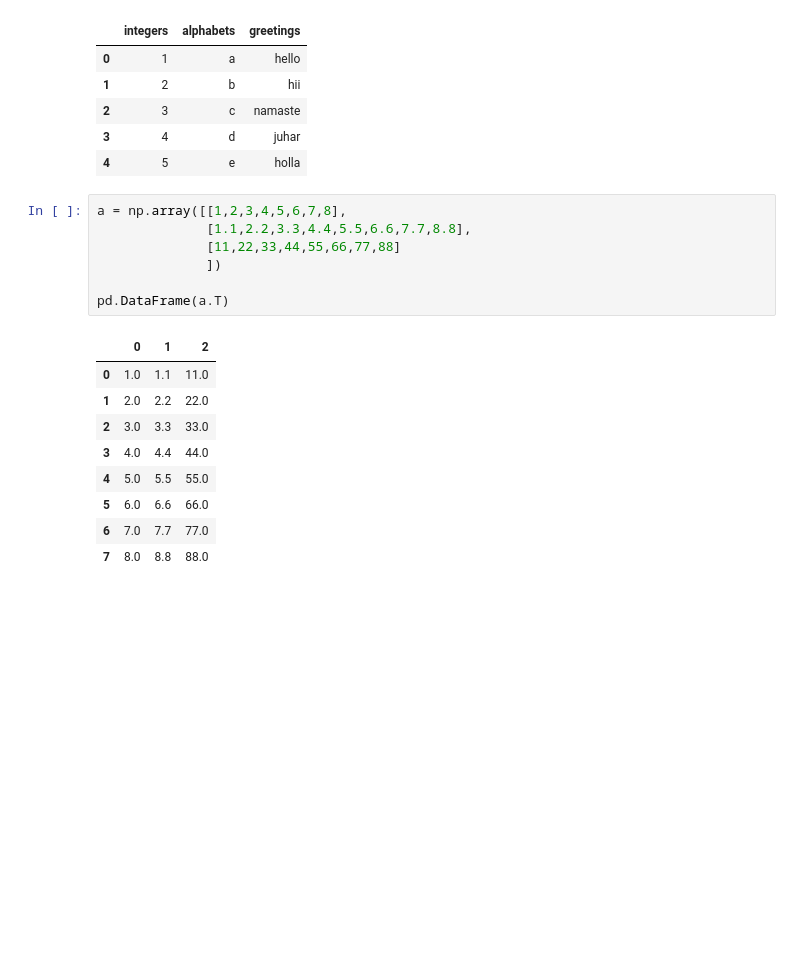
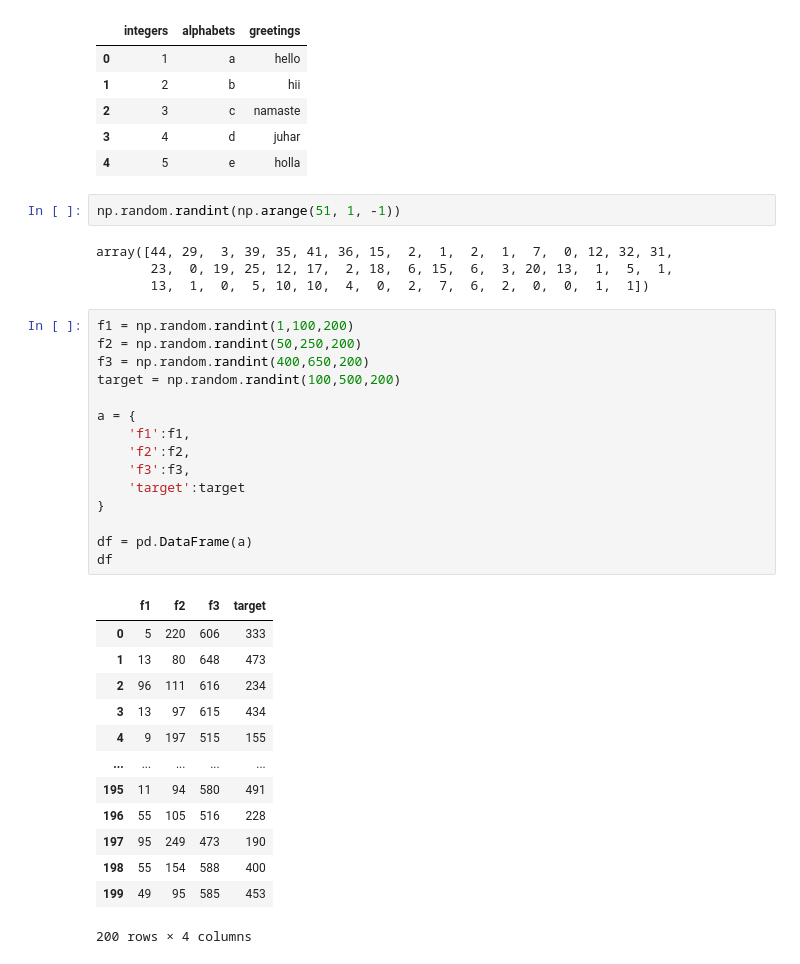
Before and after one commit to pradhans369/Python_and_Data_Science, a Jupyter notebook: 0 ML practice/18_8.ipynb, the cells around one changed output. Saved outputs shown, nothing was run; the diff lists cells and outputs as text; blank space fills up the shorter version.

```diff
--- a/0 ML practice/18_8.ipynb
+++ b/0 ML practice/18_8.ipynb
@@ -137,20 +142,38 @@ df
 | 2 | 3 | c | namaste |
 | 3 | 4 | d | juhar |
 | 4 | 5 | e | holla |
+# %%
+np.random.randint(np.arange(51, 1, -1))
+# %% [output]
+array([44, 29,  3, 39, 35, 41, 36, 15,  2,  1,  2,  1,  7,  0, 12, 32, 31,
+       23,  0, 19, 25, 12, 17,  2, 18,  6, 15,  6,  3, 20, 13,  1,  5,  1,
+       13,  1,  0,  5, 10, 10,  4,  0,  2,  7,  6,  2,  0,  0,  1,  1])
 # %%
-a = np.array([[1,2,3,4,5,6,7,8],
-              [1.1,2.2,3.3,4.4,5.5,6.6,7.7,8.8],
-              [11,22,33,44,55,66,77,88]
-              ])
+f1 = np.random.randint(1,100,200)
+f2 = np.random.randint(50,250,200)
+f3 = np.random.randint(400,650,200)
+target = np.random.randint(100,500,200)
 
-pd.DataFrame(a.T)
+a = {
+    'f1':f1,
+    'f2':f2,
+    'f3':f3,
+    'target':target
+}
+
+df = pd.DataFrame(a)
+df
 # %% [output]
-|  | 0 | 1 | 2 |
-| 0 | 1.0 | 1.1 | 11.0 |
-| 1 | 2.0 | 2.2 | 22.0 |
-| 2 | 3.0 | 3.3 | 33.0 |
-| 3 | 4.0 | 4.4 | 44.0 |
-| 4 | 5.0 | 5.5 | 55.0 |
-| 5 | 6.0 | 6.6 | 66.0 |
-| 6 | 7.0 | 7.7 | 77.0 |
-| 7 | 8.0 | 8.8 | 88.0 |
+|  | f1 | f2 | f3 | target |
+| 0 | 5 | 220 | 606 | 333 |
+| 1 | 13 | 80 | 648 | 473 |
+| 2 | 96 | 111 | 616 | 234 |
+| 3 | 13 | 97 | 615 | 434 |
+| 4 | 9 | 197 | 515 | 155 |
+| ... | ... | ... | ... | ... |
+| 195 | 11 | 94 | 580 | 491 |
+| 196 | 55 | 105 | 516 | 228 |
+| 197 | 95 | 249 | 473 | 190 |
+| 198 | 55 | 154 | 588 | 400 |
+| 199 | 49 | 95 | 585 | 453 |
+200 rows × 4 columns
```
Also changed, not shown: parts of 43 cells of this notebook.
